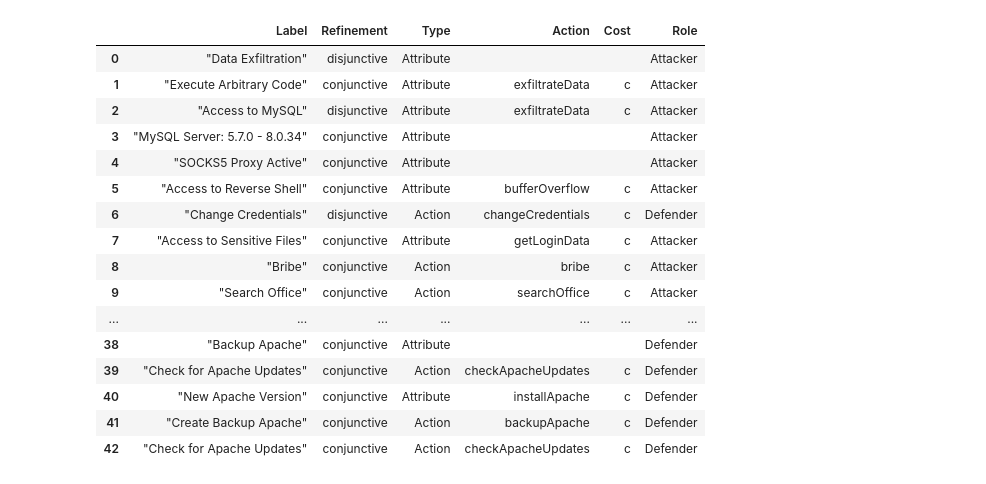
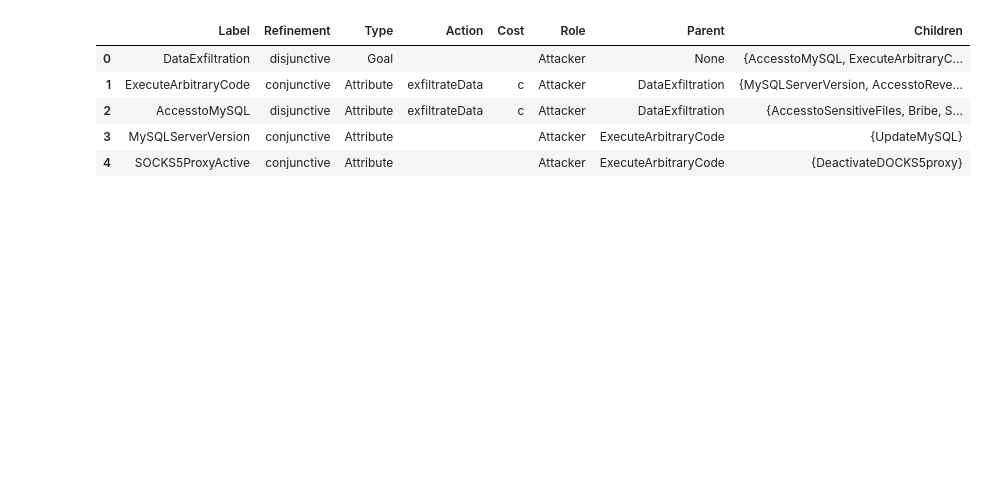
Before and after one commit to Marini97/PANACEA, a Jupyter notebook: parse_adt.ipynb, the cells around one changed output. Saved outputs shown, nothing was run; the diff lists cells and outputs as text; code cells hidden in the pictures; blank space fills up the shorter version.

Commit message:
Parser optimized and wrote attacker module

```diff
--- a/parse_adt.ipynb
+++ b/parse_adt.ipynb
@@ -51,11 +51,11 @@ class Tree:
                 return edge[0]
         return None
 
-    def get_children(self, node):
-        children = []
+    def get_children(self, label):
+        children = set()
         for edge in self.edges:
-            if edge[0] == node:
-                children.append(edge[1])
+            if edge[0] == label:
+                children.add(edge[1])
         return children
 
     def to_string(self):
@@ -67,7 +67,7 @@ class Tree:
     def to_graph(self):
         G = nx.DiGraph()
         for node in self.nodes:
-            G.add_node(node.label, color="Red" if node.role == "Attacker" else "green")
+            G.add_node(node.label, color="Red" if node.role == "Attacker" else "Green")
         for edge in self.edges:
             G.add_edge(edge[0], edge[1])
         return G
@@ -75,8 +75,10 @@ class Tree:
     def to_dataframe(self):
         data = []
         for node in self.nodes:
-            data.append([node.label, node.refinement, node.type, node.action, node.cost, node.role])
-        return pd.DataFrame(data, columns=["Label", "Refinement", "Type", "Action", "Cost", "Role"])
+            children = self.get_children(node.label)
+            parent = self.get_parent(node.label)
+            data.append([node.label, node.refinement, node.type, node.action, node.cost, node.role, parent, children])
+        return pd.DataFrame(data, columns=["Label", "Refinement", "Type", "Action", "Cost", "Role", "Parent", "Children"])
 # %%
 # Function to get the children of a node
 def parse_children(node):
@@ -89,7 +91,7 @@ def parse_children(node):
 # Function to parse a node
 def parse_node(node):
     refinement = node.attrib['refinement']
-    label = node.find('label').text
+    label = node.find('label').text.replace(" ", "")
     comment = node.find('comment').text
 
     return Node(label, refinement, comment)
@@ -98,7 +100,7 @@ def parse_node(node):
 def enqueue_children(queue, children):
     return children + queue
 # %%
-xml = ET.parse('Data_Exfiltration.xml')
+xml = ET.parse('tree/Data_Exfiltration.xml')
 r = xml.find('node')
 
 root = parse_node(r)
@@ -124,7 +126,7 @@ while queue:
     queue = enqueue_children(queue, children)
 
     for child in children:
-        child_label = '"'+child.find('label').text+'"'
+        child_label = child.find('label').text.replace(" ", "")
         tree.add_edge(parent_node.label, child_label)
 # %%
 def hierarchy_pos(G, root, width=1., vert_gap = 0.2, vert_loc = 0, xcenter = 0.5, pos = None, parent = None):
@@ -161,21 +163,10 @@ plt.show()
 # %%
 df = tree.to_dataframe()
-df
+df.head()
 # %% [output]
-|  | Label | Refinement | Type | Action | Cost | Role |
-| 0 | "Data Exfiltration" | disjunctive | Attribute |  |  | Attacker |
-| 1 | "Execute Arbitrary Code" | conjunctive | Attribute | exfiltrateData | c | Attacker |
-| 2 | "Access to MySQL" | disjunctive | Attribute | exfiltrateData | c | Attacker |
-| 3 | "MySQL Server: 5.7.0 - 8.0.34" | conjunctive | Attribute |  |  | Attacker |
-| 4 | "SOCKS5 Proxy Active" | conjunctive | Attribute |  |  | Attacker |
-| 5 | "Access to Reverse Shell" | conjunctive | Attribute | bufferOverflow | c | Attacker |
-| 6 | "Change Credentials" | disjunctive | Action | changeCredentials | c | Defender |
-| 7 | "Access to Sensitive Files" | conjunctive | Attribute | getLoginData | c | Attacker |
-| 8 | "Bribe" | conjunctive | Action | bribe | c | Attacker |
-| 9 | "Search Office" | conjunctive | Action | searchOffice | c | Attacker |
-| ... | ... | ... | ... | ... | ... | ... |
-| 38 | "Backup Apache" | conjunctive | Attribute |  |  | Defender |
-| 39 | "Check for Apache Updates" | conjunctive | Action | checkApacheUpdates | c | Defender |
-| 40 | "New Apache Version" | conjunctive | Attribute | installApache | c | Defender |
-| 41 | "Create Backup Apache" | conjunctive | Action | backupApache | c | Defender |
-| 42 | "Check for Apache Updates" | conjunctive | Action | checkApacheUpdates | c | Defender |
+|  | Label | Refinement | Type | Action | Cost | Role | Parent | Children |
+| 0 | DataExfiltration | disjunctive | Goal |  |  | Attacker | None | {AccesstoMySQL, ExecuteArbitraryC... |
+| 1 | ExecuteArbitraryCode | conjunctive | Attribute | exfiltrateData | c | Attacker | DataExfiltration | {MySQLServerVersion, AccesstoReve... |
+| 2 | AccesstoMySQL | disjunctive | Attribute | exfiltrateData | c | Attacker | DataExfiltration | {AccesstoSensitiveFiles, Bribe, S... |
+| 3 | MySQLServerVersion | conjunctive | Attribute |  |  | Attacker | ExecuteArbitraryCode | {UpdateMySQL} |
+| 4 | SOCKS5ProxyActive | conjunctive | Attribute |  |  | Attacker | ExecuteArbitraryCode | {DeactivateDOCKS5proxy} |
```
Also changed, not shown: parts of 7 cells of this notebook, 10 other files.
